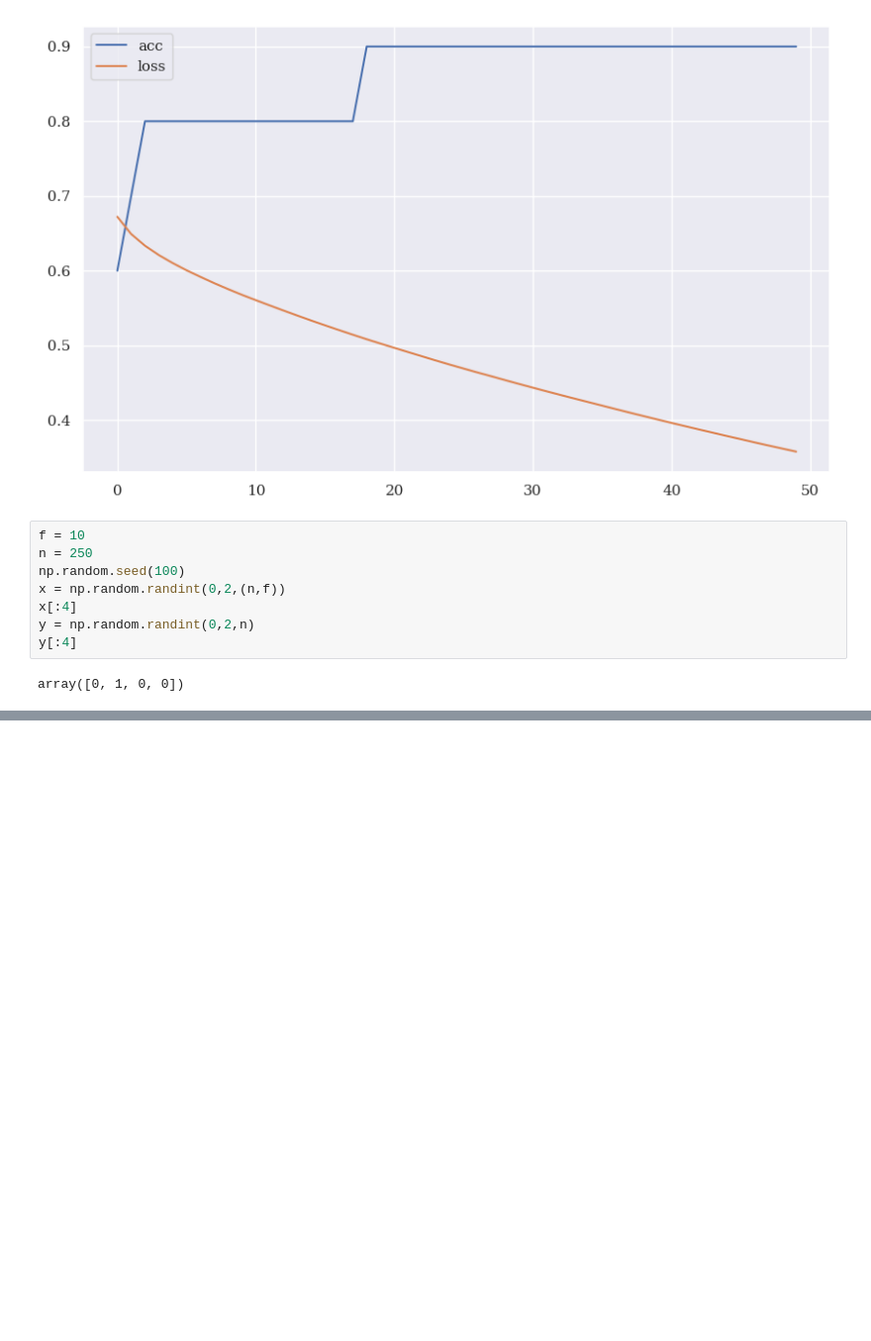
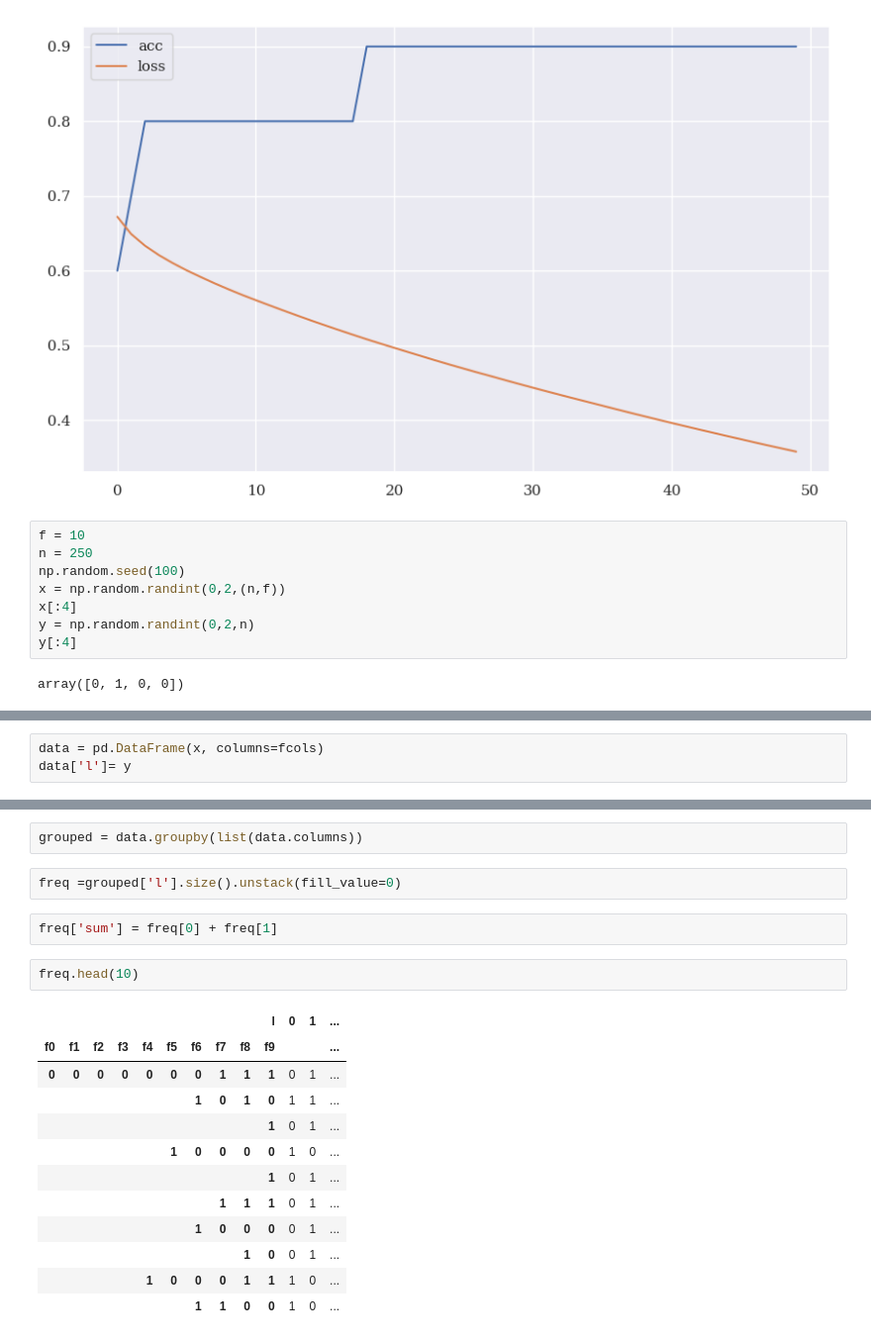
Before and after one commit to ggalarza1/AI_Finance, a Jupyter notebook: AI_finance.ipynb, the cells around one changed output, grey strips where cells are left out. Shown at 99% size. Drawn from its saved outputs; the diff is of its cells as text; blank space fills up the shorter version.

```diff
--- a/AI_finance.ipynb
+++ b/AI_finance.ipynb
@@ -356,0 +366,3 @@ array([0, 1, 0, 0])
+# %%
+data = pd.DataFrame(x, columns=fcols)
+data['l']= y
@@ -356,0 +390,21 @@ array([0, 1, 0, 0])
+# %%
+grouped = data.groupby(list(data.columns))
+# %%
+freq =grouped['l'].size().unstack(fill_value=0)
+# %%
+freq['sum'] = freq[0] + freq[1]
+# %%
+freq.head(10)
+# %% [output]
+|  |  |  |  |  |  |  |  |  | l | 0 | 1 | ... |
+| f0 | f1 | f2 | f3 | f4 | f5 | f6 | f7 | f8 | f9 |  |  | ... |
+| 0 | 0 | 0 | 0 | 0 | 0 | 0 | 1 | 1 | 1 | 0 | 1 | ... |
+|  |  |  |  |  |  | 1 | 0 | 1 | 0 | 1 | 1 | ... |
+|  |  |  |  |  |  |  |  |  | 1 | 0 | 1 | ... |
+|  |  |  |  |  | 1 | 0 | 0 | 0 | 0 | 1 | 0 | ... |
+|  |  |  |  |  |  |  |  |  | 1 | 0 | 1 | ... |
+|  |  |  |  |  |  |  | 1 | 1 | 1 | 0 | 1 | ... |
+|  |  |  |  |  |  | 1 | 0 | 0 | 0 | 0 | 1 | ... |
+|  |  |  |  |  |  |  |  | 1 | 0 | 0 | 1 | ... |
+|  |  |  |  | 1 | 0 | 0 | 0 | 1 | 1 | 1 | 0 | ... |
+|  |  |  |  |  |  | 1 | 1 | 0 | 0 | 1 | 0 | ... |
```
Also changed, not shown: parts of 12 cells of this notebook.
